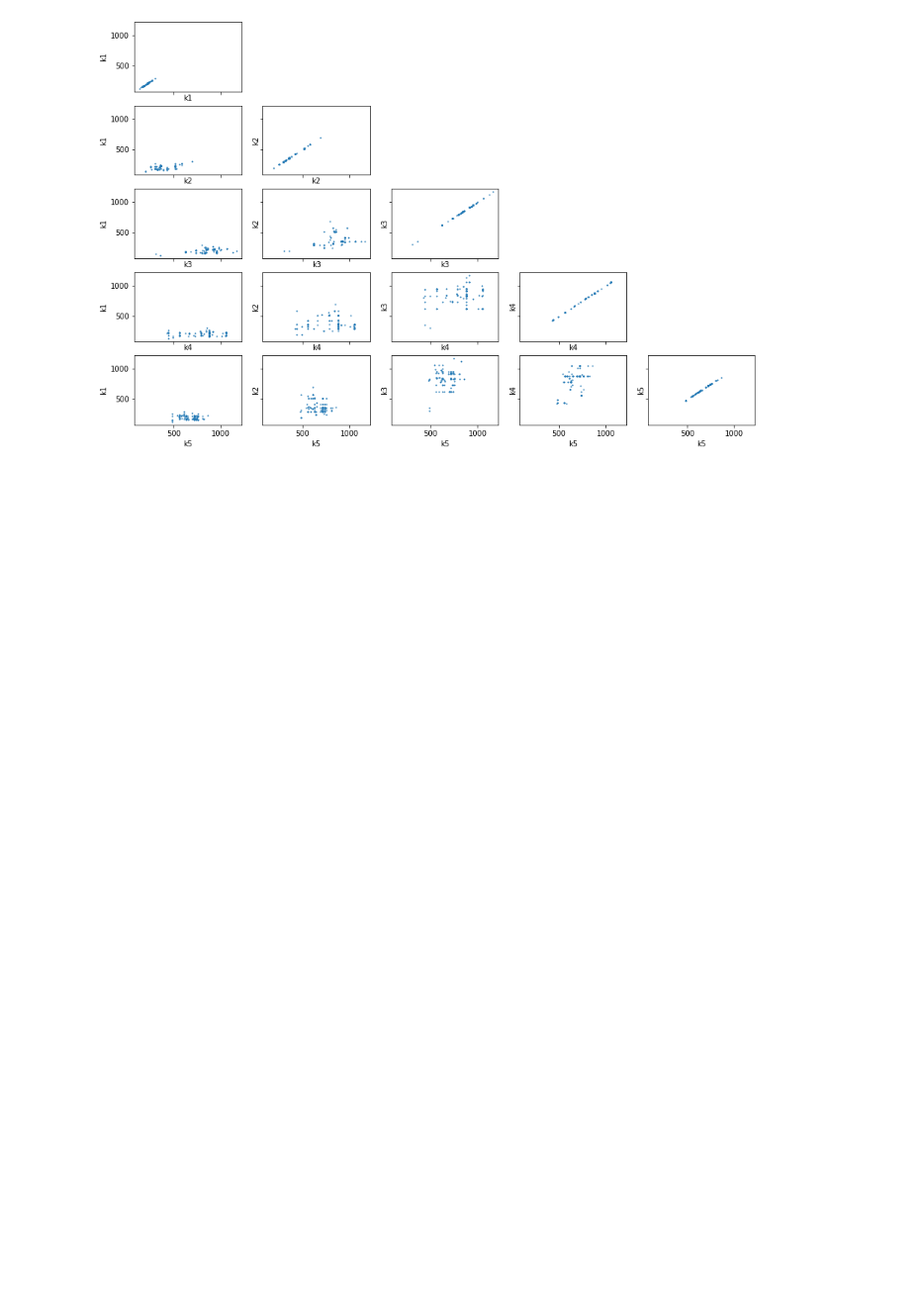
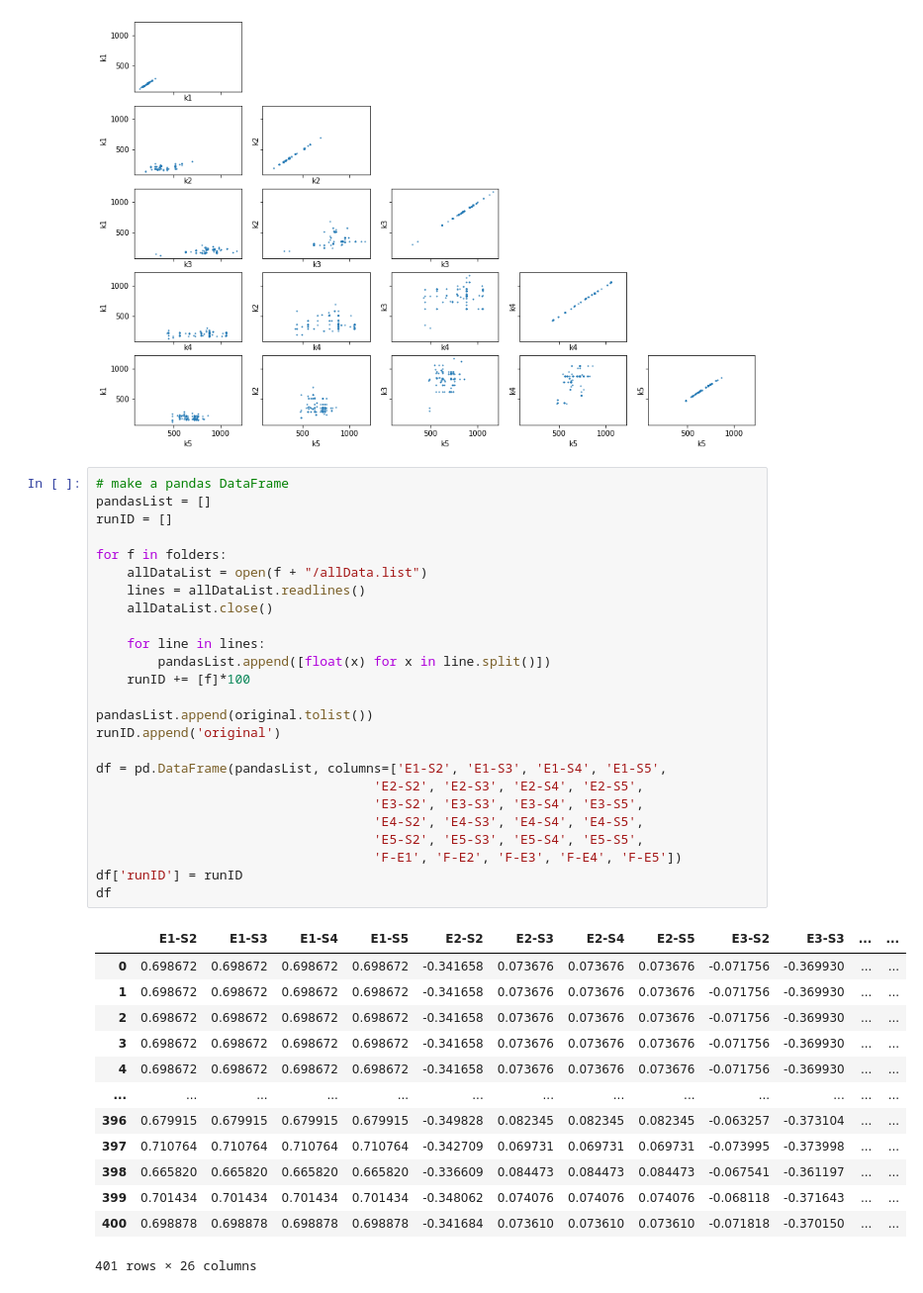
Before and after one commit to janisshin/fitPerturbData, a Jupyter notebook: genAlgo/processGenAlgoData.ipynb, the cells around one changed output. Shown at 99% size. Cells and saved outputs as stored; diff of their text form; blank space fills up the shorter version.

```diff
--- a/genAlgo/processGenAlgoData.ipynb
+++ b/genAlgo/processGenAlgoData.ipynb
@@ -101,3 +105,42 @@ for i,ii in enumerate(kList):
     fig.delaxes(axs[i,k])
 # %% [output]
 [figure]
+# %%
+# make a pandas DataFrame
+pandasList = []
+runID = []
+
+for f in folders:
+    allDataList = open(f + "/allData.list")
+    lines = allDataList.readlines()
+    allDataList.close()
+
+    for line in lines:
+        pandasList.append([float(x) for x in line.split()])
+    runID += [f]*100
+
+pandasList.append(original.tolist())
+runID.append('original')
+
+df = pd.DataFrame(pandasList, columns=['E1-S2', 'E1-S3', 'E1-S4', 'E1-S5',
+                                    'E2-S2', 'E2-S3', 'E2-S4', 'E2-S5',
+                                    'E3-S2', 'E3-S3', 'E3-S4', 'E3-S5',
+                                    'E4-S2', 'E4-S3', 'E4-S4', 'E4-S5',
+                                    'E5-S2', 'E5-S3', 'E5-S4', 'E5-S5',
+                                    'F-E1', 'F-E2', 'F-E3', 'F-E4', 'F-E5'])
+df['runID'] = runID
+df
+# %% [output]
+|  | E1-S2 | E1-S3 | E1-S4 | E1-S5 | E2-S2 | E2-S3 | E2-S4 | E2-S5 | E3-S2 | E3-S3 | ... | ... |
+| 0 | 0.698672 | 0.698672 | 0.698672 | 0.698672 | -0.341658 | 0.073676 | 0.073676 | 0.073676 | -0.071756 | -0.369930 | ... | ... |
+| 1 | 0.698672 | 0.698672 | 0.698672 | 0.698672 | -0.341658 | 0.073676 | 0.073676 | 0.073676 | -0.071756 | -0.369930 | ... | ... |
+| 2 | 0.698672 | 0.698672 | 0.698672 | 0.698672 | -0.341658 | 0.073676 | 0.073676 | 0.073676 | -0.071756 | -0.369930 | ... | ... |
+| 3 | 0.698672 | 0.698672 | 0.698672 | 0.698672 | -0.341658 | 0.073676 | 0.073676 | 0.073676 | -0.071756 | -0.369930 | ... | ... |
+| 4 | 0.698672 | 0.698672 | 0.698672 | 0.698672 | -0.341658 | 0.073676 | 0.073676 | 0.073676 | -0.071756 | -0.369930 | ... | ... |
+| ... | ... | ... | ... | ... | ... | ... | ... | ... | ... | ... | ... | ... |
+| 396 | 0.679915 | 0.679915 | 0.679915 | 0.679915 | -0.349828 | 0.082345 | 0.082345 | 0.082345 | -0.063257 | -0.373104 | ... | ... |
+| 397 | 0.710764 | 0.710764 | 0.710764 | 0.710764 | -0.342709 | 0.069731 | 0.069731 | 0.069731 | -0.073995 | -0.373998 | ... | ... |
+| 398 | 0.665820 | 0.665820 | 0.665820 | 0.665820 | -0.336609 | 0.084473 | 0.084473 | 0.084473 | -0.067541 | -0.361197 | ... | ... |
+| 399 | 0.701434 | 0.701434 | 0.701434 | 0.701434 | -0.348062 | 0.074076 | 0.074076 | 0.074076 | -0.068118 | -0.371643 | ... | ... |
+| 400 | 0.698878 | 0.698878 | 0.698878 | 0.698878 | -0.341684 | 0.073610 | 0.073610 | 0.073610 | -0.071818 | -0.370150 | ... | ... |
+401 rows × 26 columns
```
Also changed, not shown: parts of 6 cells of this notebook, 25 other files.
